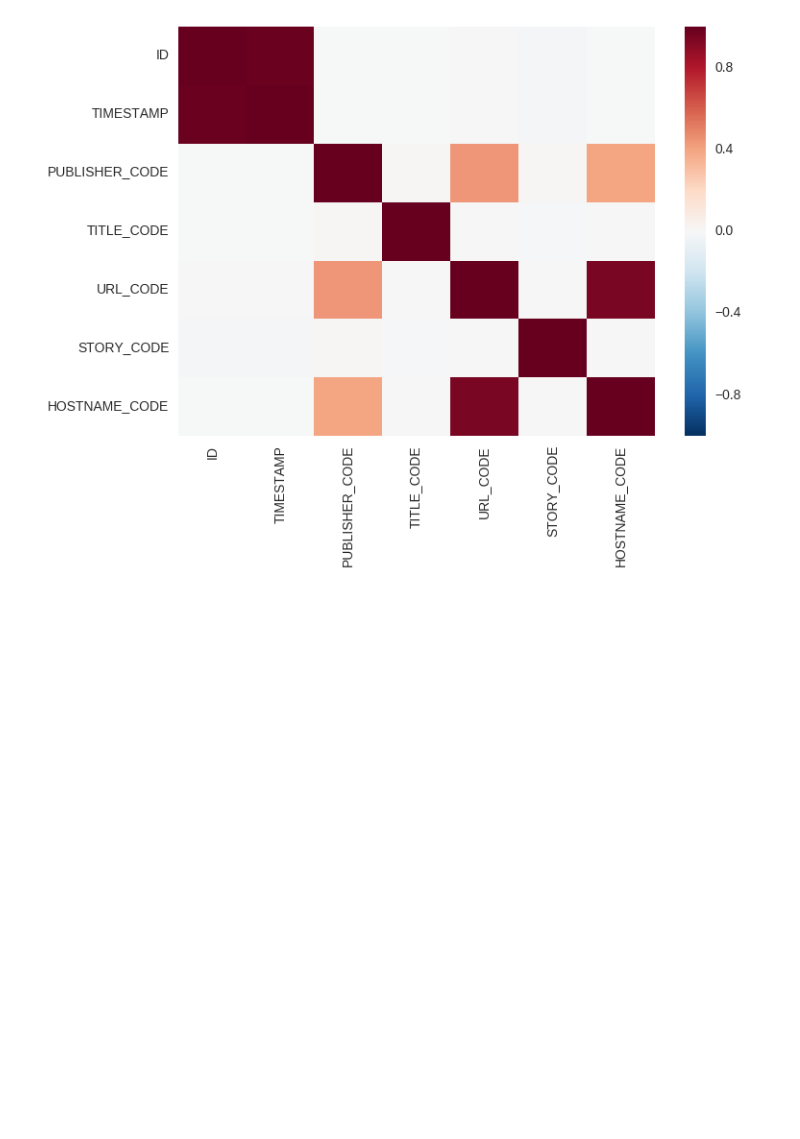
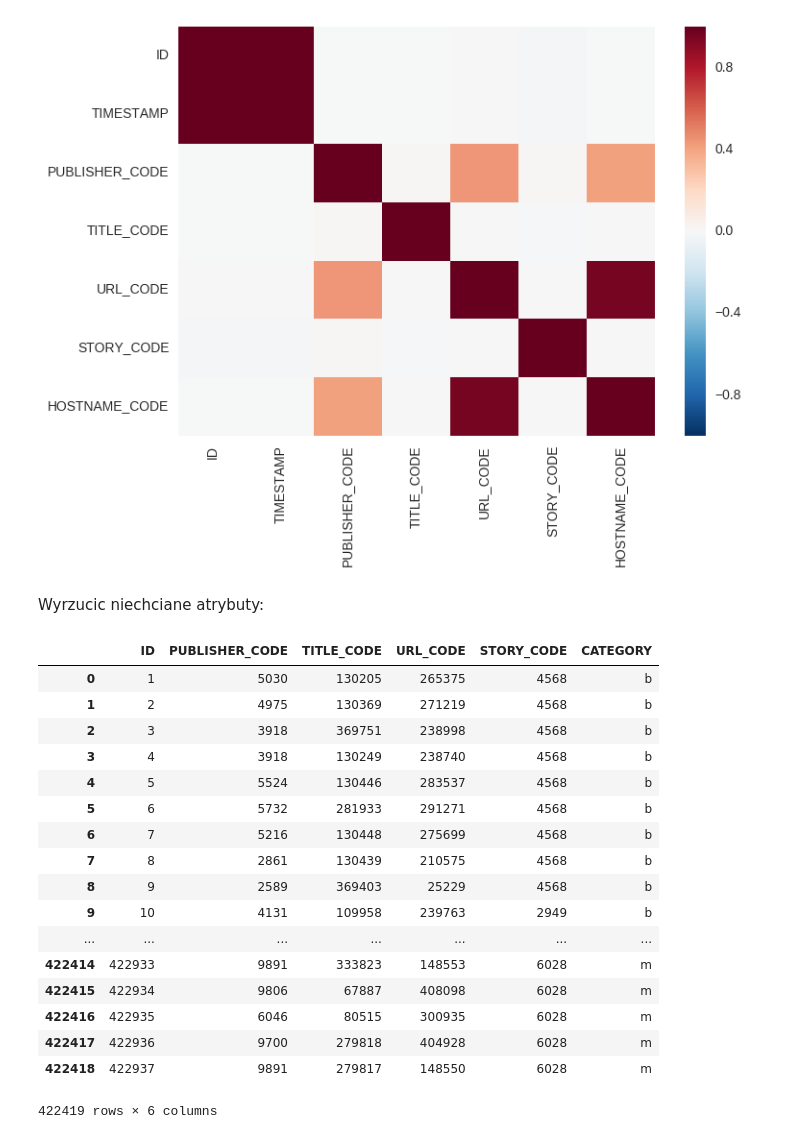
Before and after one commit to kiker7/Eksploracja-danych-projekt, a Jupyter notebook: Sprawozdanie.ipynb, the cells around one changed output. Drawn from its saved outputs; the diff is of its cells as text; code cells hidden in the pictures; blank space fills up the shorter version.

```diff
--- a/Sprawozdanie.ipynb
+++ b/Sprawozdanie.ipynb
@@ -191,3 +191,28 @@ sns.heatmap(pearson_matrix)
 sns.plt.show()
 # %% [output]
 [figure]
+# %% [markdown]
+Wyrzucic niechciane atrybuty:
+# %%
+cechy = ['ID', 'PUBLISHER_CODE', 'TITLE_CODE', 'URL_CODE', 'STORY_CODE', 'CATEGORY']
+news2 = news[cechy].copy()
+news2
+# %% [output]
+|  | ID | PUBLISHER_CODE | TITLE_CODE | URL_CODE | STORY_CODE | CATEGORY |
+| 0 | 1 | 5030 | 130205 | 265375 | 4568 | b |
+| 1 | 2 | 4975 | 130369 | 271219 | 4568 | b |
+| 2 | 3 | 3918 | 369751 | 238998 | 4568 | b |
+| 3 | 4 | 3918 | 130249 | 238740 | 4568 | b |
+| 4 | 5 | 5524 | 130446 | 283537 | 4568 | b |
+| 5 | 6 | 5732 | 281933 | 291271 | 4568 | b |
+| 6 | 7 | 5216 | 130448 | 275699 | 4568 | b |
+| 7 | 8 | 2861 | 130439 | 210575 | 4568 | b |
+| 8 | 9 | 2589 | 369403 | 25229 | 4568 | b |
+| 9 | 10 | 4131 | 109958 | 239763 | 2949 | b |
+| ... | ... | ... | ... | ... | ... | ... |
+| 422414 | 422933 | 9891 | 333823 | 148553 | 6028 | m |
+| 422415 | 422934 | 9806 | 67887 | 408098 | 6028 | m |
+| 422416 | 422935 | 6046 | 80515 | 300935 | 6028 | m |
+| 422417 | 422936 | 9700 | 279818 | 404928 | 6028 | m |
+| 422418 | 422937 | 9891 | 279817 | 148550 | 6028 | m |
+422419 rows × 6 columns
```
Also changed, not shown: parts of 1 cell of this notebook.
